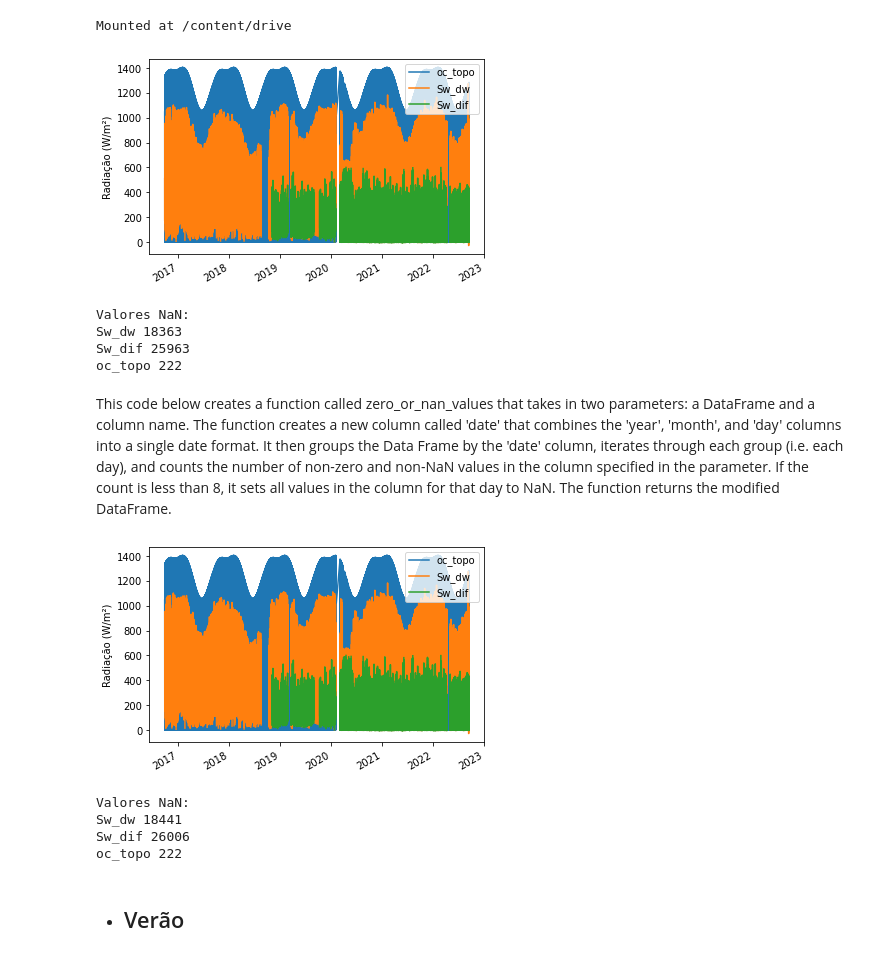
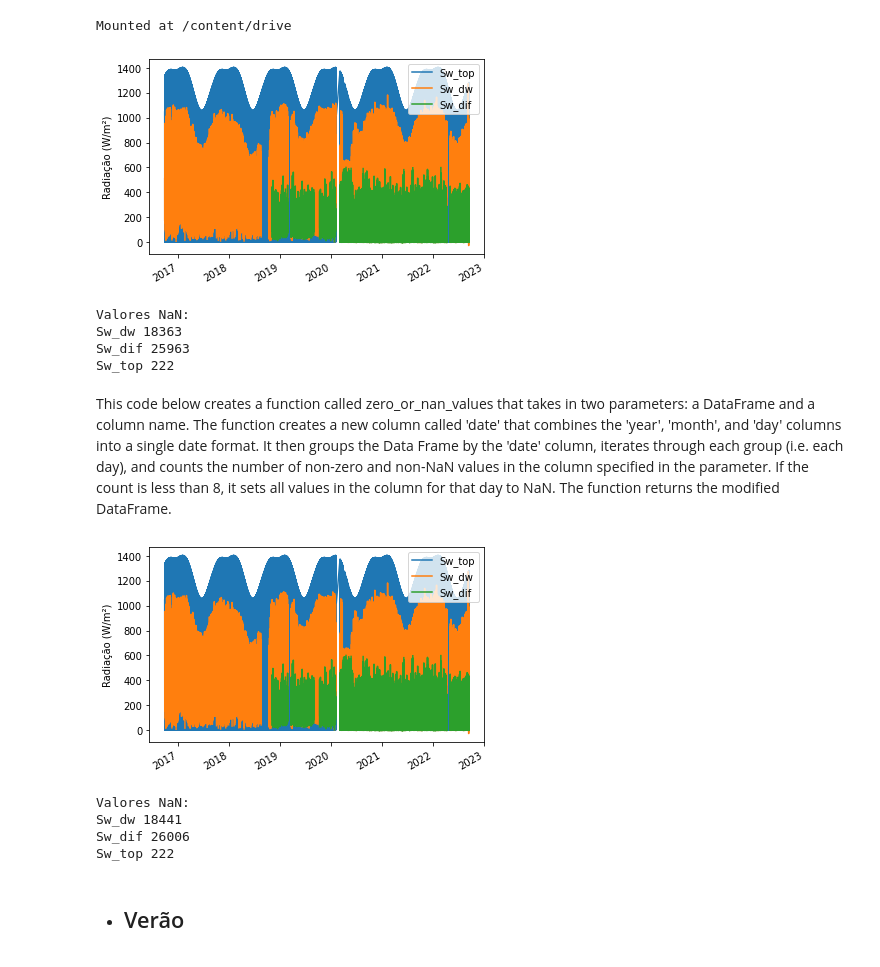
Before and after one commit to igordantasgf/analise_dados_microambientais, a Jupyter notebook: graficos_radiação_bruno.ipynb, the cells around one changed output. Cells and saved outputs as stored; diff of their text form; code cells hidden in the pictures.

```diff
--- a/graficos_radiação_bruno.ipynb
+++ b/graficos_radiação_bruno.ipynb
@@ -17,40 +17,40 @@ from sys import exit
 labmim = pd.read_csv('/content/drive/MyDrive/Bolsa - Edson/estudos/código_paper_bruno/labmim_completo_2016_2022.dat',sep=';')
 labmim.index = pd.to_datetime(labmim['year month day hour'.split()])
 
 sw_dir = []
 for dw, dif in zip(labmim['Sw_dw'],labmim['Sw_dif']):
     if not np.isnan(dw) and not np.isnan(dif) and dw-dif > 0:
         sw_dir.append(dw-dif)
     else:
         sw_dir.append(np.nan)
 
 # filtro sw_dif errado
 labmim[labmim['Sw_dif']>600] = np.nan
 
 def plotar(banco):
   #panorama completo
-  banco['oc_topo'].plot()
+  banco['oc_topo'].plot(label='Sw_top')
   banco['Sw_dw'].plot()
   #labmim['Sw_dir'].plot()
   banco['Sw_dif'].plot()
 
 
   plt.ylabel('Radiação (W/m²)')
   plt.legend()
   #plt.savefig('rad-panorama.png',bbox_inches='tight')
   plt.show()
   plt.close()
   print("Valores NaN:")
   print('Sw_dw',banco["Sw_dw"].isna().sum())
   print('Sw_dif',banco["Sw_dif"].isna().sum())
-  print('oc_topo',banco["oc_topo"].isna().sum())
+  print('Sw_top',banco["oc_topo"].isna().sum())
 plotar(labmim)
 # %% [output]
-[figure, old version]
+[figure, new version]
 Valores NaN:
 Sw_dw 18363
 Sw_dif 25963
-oc_topo 222
+Sw_top 222
 # %% [markdown]
 This code below creates a function called zero_or_nan_values that takes in two parameters: a DataFrame and a column name. The function creates a new column called 'date' that combines the 'year', 'month', and 'day' columns into a single date format. It then groups the Data Frame by the 'date' column, iterates through each group (i.e. each day), and counts the number of non-zero and non-NaN values in the column specified in the parameter. If the count is less than 8, it sets all values in the column for that day to NaN. The function returns the modified DataFrame.
 # %%
@@ -76,11 +76,11 @@ zero_or_nan_values(labmim, 'Sw_dw')
 zero_or_nan_values(labmim, 'Sw_dif')
 plotar(labmim)
 # %% [output]
-[figure, old version]
+[figure, new version]
 Valores NaN:
 Sw_dw 18441
 Sw_dif 26006
-oc_topo 222
+Sw_top 222
 # %% [markdown]
 * ## Verão
 # %%
```
Also changed, not shown: parts of 3 cells of this notebook.
